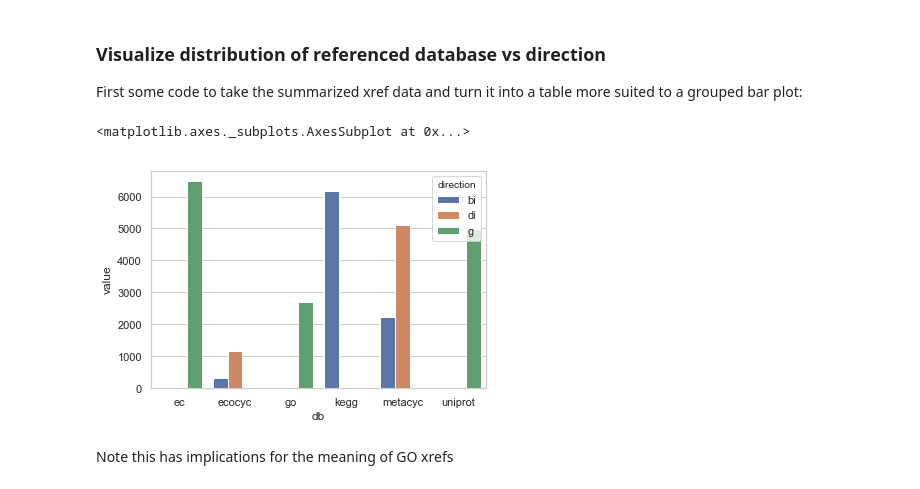
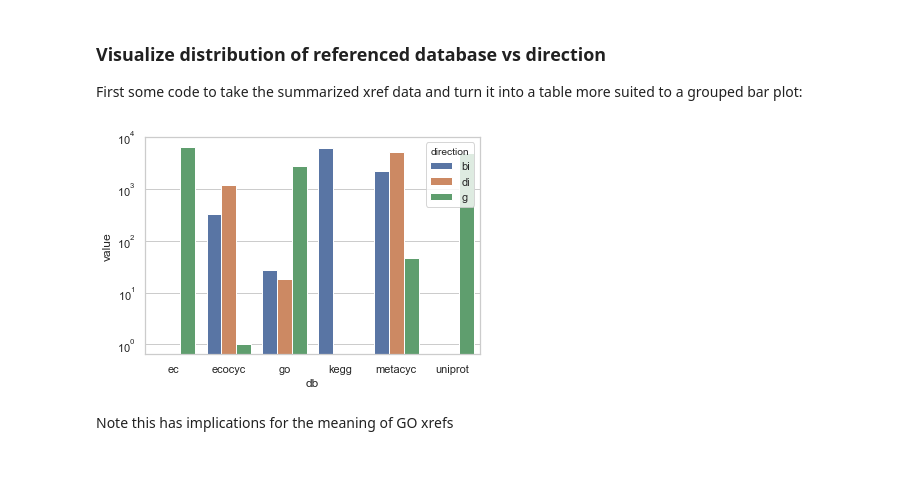
Before and after one commit to cmungall/reactioner, a Jupyter notebook: GO-Rhea-Analysis.ipynb, the cells around one changed output. Cells and saved outputs as stored; diff of their text form; code cells hidden in the pictures.

```diff
--- a/GO-Rhea-Analysis.ipynb
+++ b/GO-Rhea-Analysis.ipynb
@@ -249,11 +249,11 @@ df = pd.DataFrame(items)
 # %%
 ct = pd.crosstab(df.db, df.direction)
 stacked = ct.stack().reset_index().rename(columns={0:'value'})
 
 # plot grouped bar chart
-sns.barplot(x=stacked.db, y=stacked.value, hue=stacked.direction)
+g = sns.barplot(x=stacked.db, y=stacked.value, hue=stacked.direction)
+g.set_yscale('log')
 # %% [output]
-<matplotlib.axes._subplots.AxesSubplot at 0x...>
-[figure, old version]
+[figure, new version]
 # %% [markdown]
 Note this has implications for the meaning of GO xrefs
```
Also changed, not shown: parts of 2 cells of this notebook, 7 other files.
